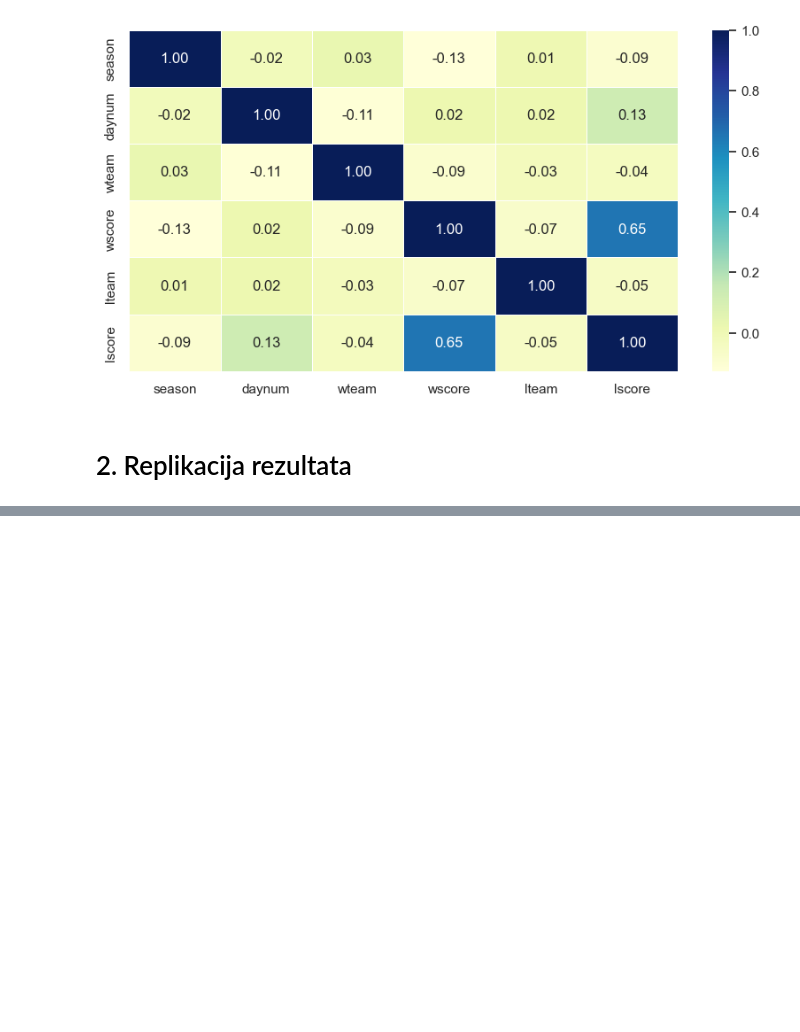
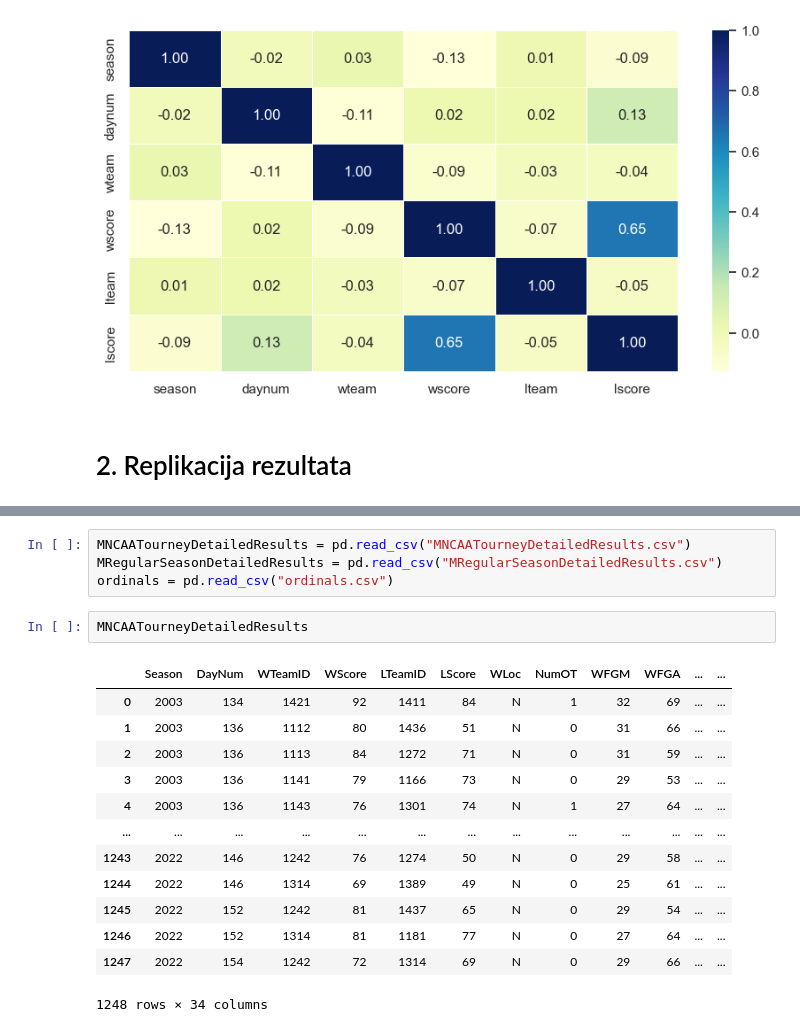
Before and after one commit to franhunski/UUZOP-projekt, a Jupyter notebook: projekt_March_Madness.ipynb, the cells around one changed output, grey strips where cells are left out. Saved outputs shown, nothing was run; the diff lists cells and outputs as text; blank space fills up the shorter version.

```diff
--- a/projekt_March_Madness.ipynb
+++ b/projekt_March_Madness.ipynb
@@ -1093,0 +1098,20 @@ plt.show()
+# %%
+MNCAATourneyDetailedResults = pd.read_csv("MNCAATourneyDetailedResults.csv")
+MRegularSeasonDetailedResults = pd.read_csv("MRegularSeasonDetailedResults.csv")
+ordinals = pd.read_csv("ordinals.csv")
+# %%
+MNCAATourneyDetailedResults
+# %% [output]
+|  | Season | DayNum | WTeamID | WScore | LTeamID | LScore | WLoc | NumOT | WFGM | WFGA | ... | ... |
+| 0 | 2003 | 134 | 1421 | 92 | 1411 | 84 | N | 1 | 32 | 69 | ... | ... |
+| 1 | 2003 | 136 | 1112 | 80 | 1436 | 51 | N | 0 | 31 | 66 | ... | ... |
+| 2 | 2003 | 136 | 1113 | 84 | 1272 | 71 | N | 0 | 31 | 59 | ... | ... |
+| 3 | 2003 | 136 | 1141 | 79 | 1166 | 73 | N | 0 | 29 | 53 | ... | ... |
+| 4 | 2003 | 136 | 1143 | 76 | 1301 | 74 | N | 1 | 27 | 64 | ... | ... |
+| ... | ... | ... | ... | ... | ... | ... | ... | ... | ... | ... | ... | ... |
+| 1243 | 2022 | 146 | 1242 | 76 | 1274 | 50 | N | 0 | 29 | 58 | ... | ... |
+| 1244 | 2022 | 146 | 1314 | 69 | 1389 | 49 | N | 0 | 25 | 61 | ... | ... |
+| 1245 | 2022 | 152 | 1242 | 81 | 1437 | 65 | N | 0 | 29 | 54 | ... | ... |
+| 1246 | 2022 | 152 | 1314 | 81 | 1181 | 77 | N | 0 | 27 | 64 | ... | ... |
+| 1247 | 2022 | 154 | 1242 | 72 | 1314 | 69 | N | 0 | 29 | 66 | ... | ... |
+1248 rows × 34 columns
```
Also changed, not shown: parts of 39 cells of this notebook.
